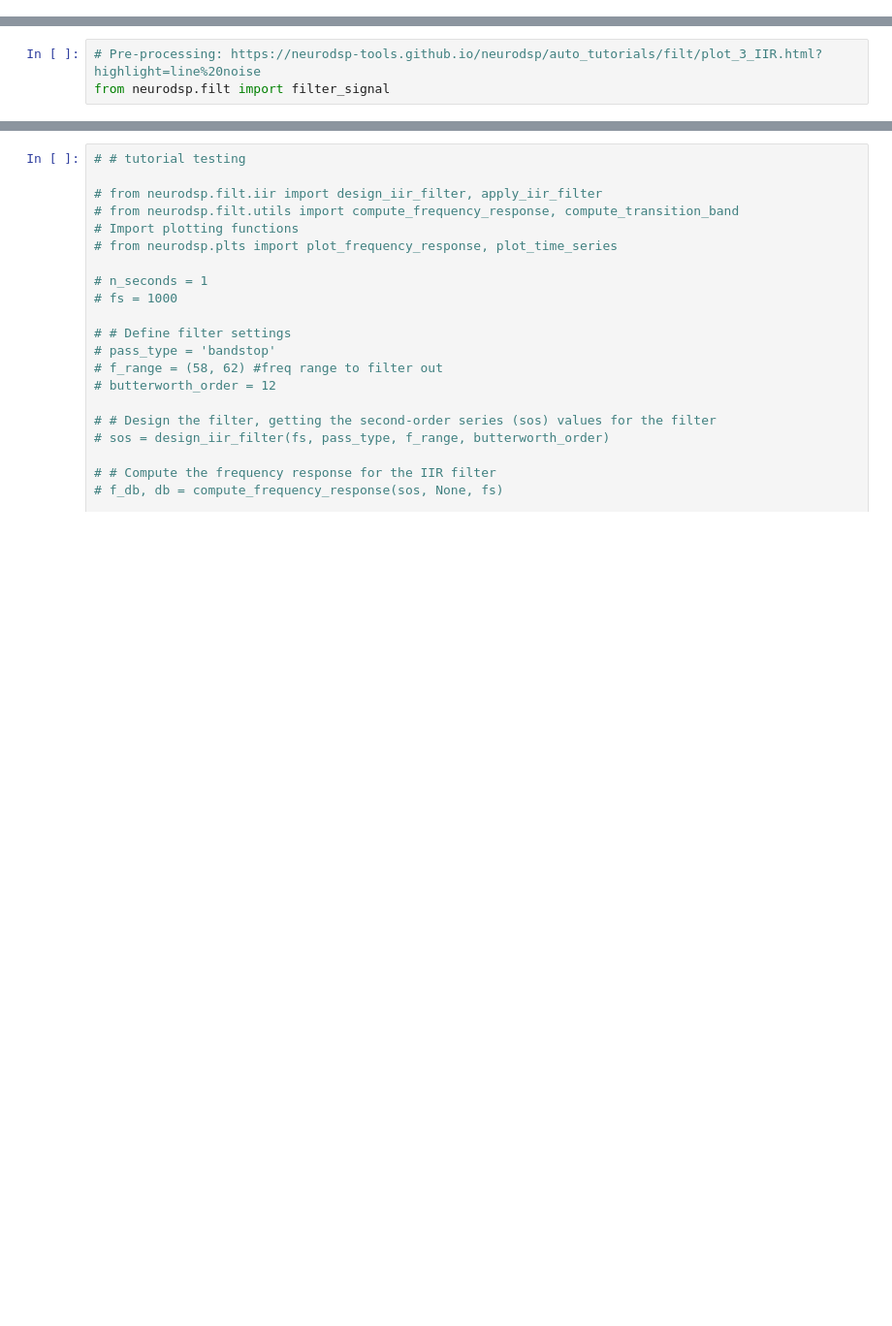
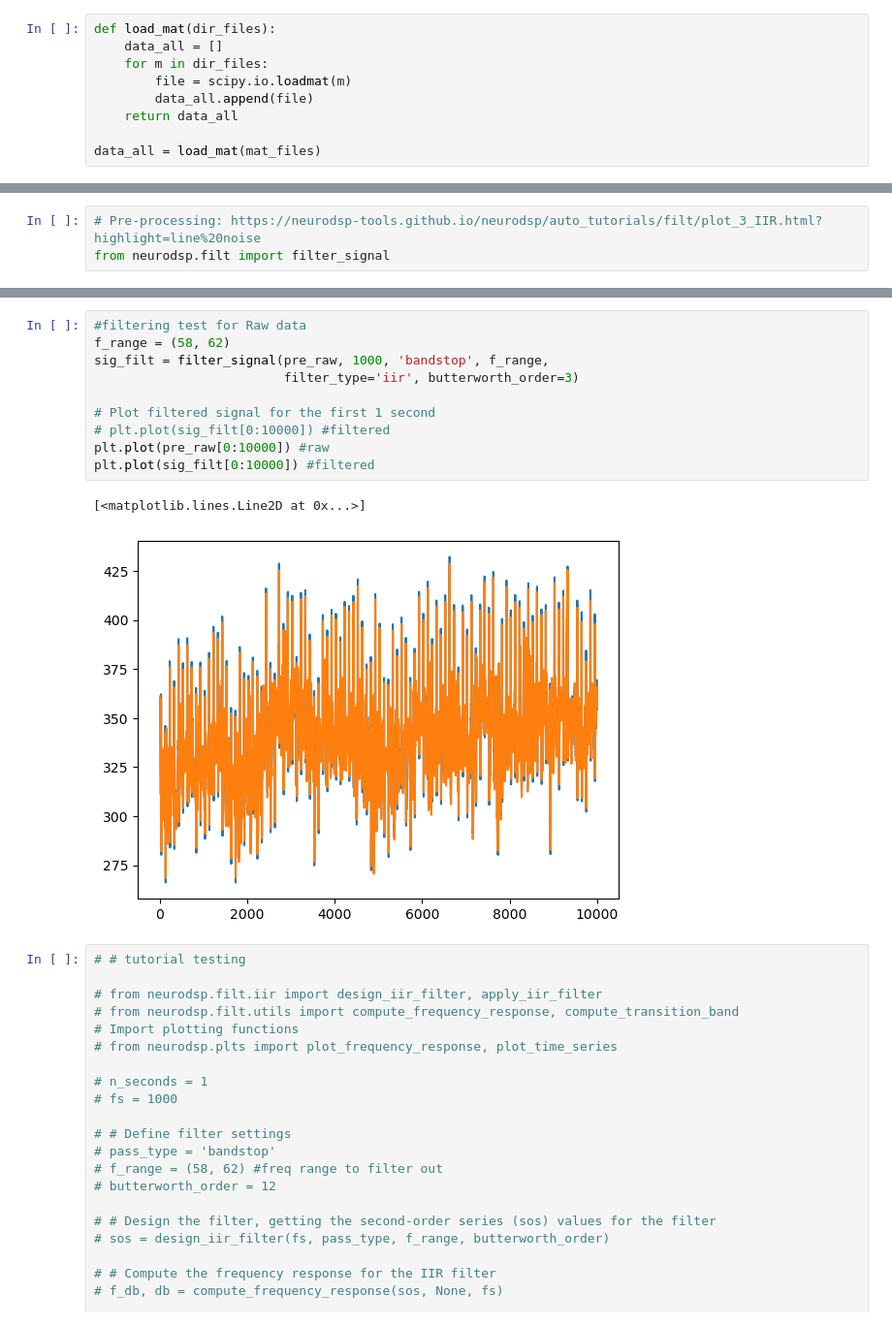
Before and after one commit to seqasim/LFPAnalysis, a Jupyter notebook: scripts/DBS_testing.ipynb, the cells around one changed output, grey strips where cells are left out. Shown at 97% size. Saved outputs shown, nothing was run; the diff lists cells and outputs as text; blank space fills up the shorter version.

```diff
--- a/scripts/DBS_testing.ipynb
+++ b/scripts/DBS_testing.ipynb
@@ -41,3 +42,12 @@ mat_files
  '/Users/fuq01/Desktop/leap-analysis/LFP/Data_20220926\\LT2D-0.007F0006.mat',
  '/Users/fuq01/Desktop/leap-analysis/LFP/Data_20220926\\LT2D-0.007F0007.mat',
  '/Users/fuq01/Desktop/leap-analysis/LFP/Data_20220926\\LT2D-0.007F0008.mat']
+# %%
+def load_mat(dir_files):
+    data_all = []
+    for m in dir_files:
+        file = scipy.io.loadmat(m)
+        data_all.append(file)
+    return data_all
+
+data_all = load_mat(mat_files)
@@ -143,6 +280,19 @@ plt.plot(CLFP_all[0:1375]) #raw
 # %% [output]
 [<matplotlib.lines.Line2D at 0x...>]
 [figure]
+# %%
+#filtering test for Raw data
+f_range = (58, 62)
+sig_filt = filter_signal(pre_raw, 1000, 'bandstop', f_range,
+                         filter_type='iir', butterworth_order=3)
+
+# Plot filtered signal for the first 1 second
+# plt.plot(sig_filt[0:10000]) #filtered
+plt.plot(pre_raw[0:10000]) #raw
+plt.plot(sig_filt[0:10000]) #filtered
+# %% [output]
+[<matplotlib.lines.Line2D at 0x...>]
+[figure, added]
 # %%
 # # tutorial testing
 
```
Also changed, not shown: parts of 22 cells of this notebook.
